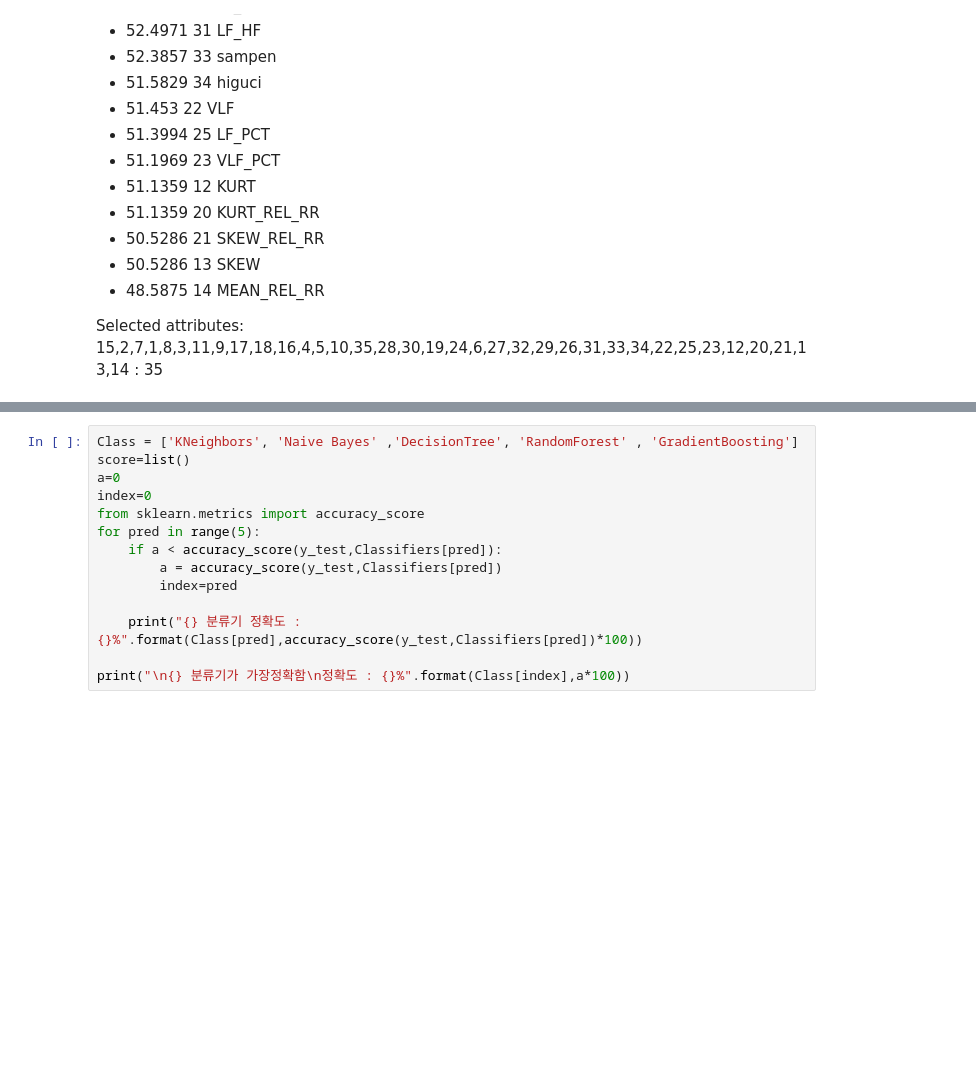
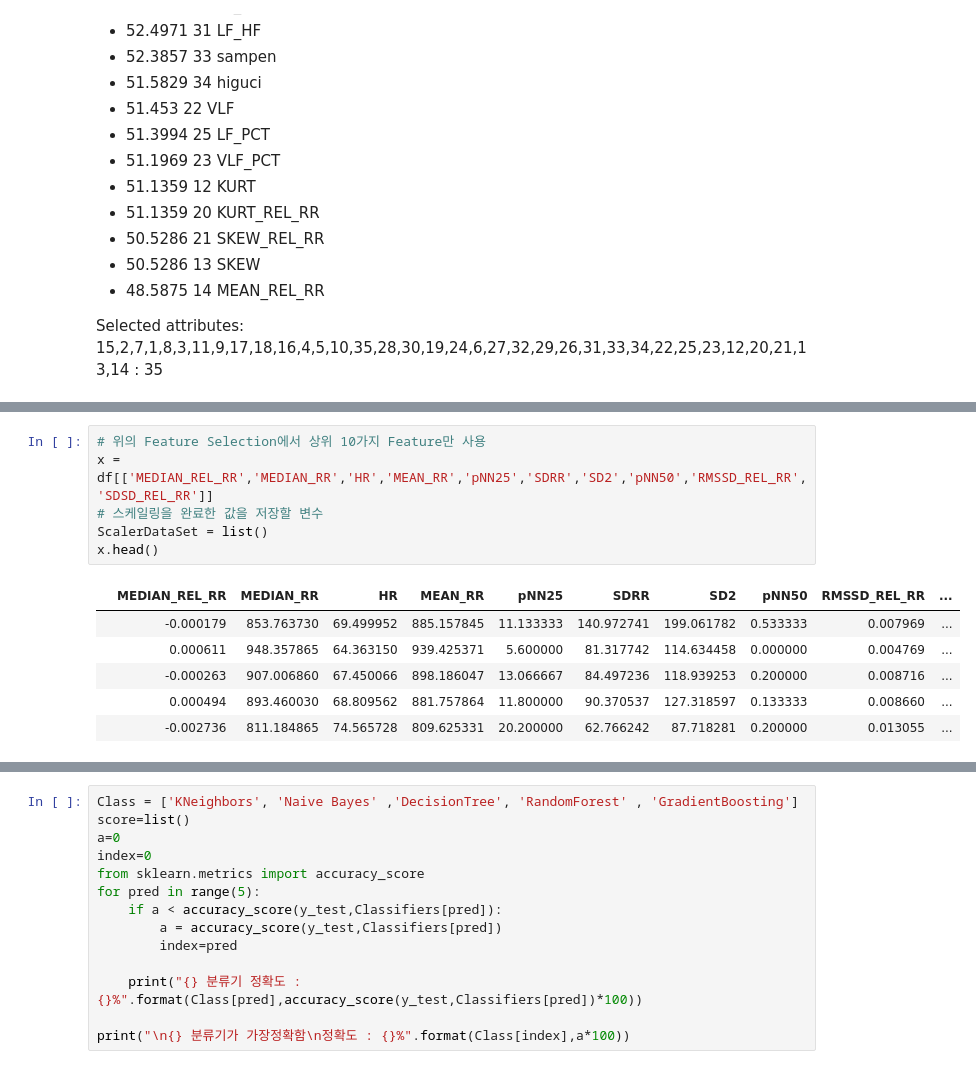
Before and after one commit to KimYaKi/JupyterBigDataExercise, a Jupyter notebook: NewBigDataProject.ipynb, the cells around one changed output, grey strips where cells are left out. Saved outputs shown, nothing was run; the diff lists cells and outputs as text; blank space fills up the shorter version.

```diff
--- a/NewBigDataProject.ipynb
+++ b/NewBigDataProject.ipynb
@@ -184,0 +220,13 @@ Selected attributes: 15,2,7,1,8,3,11,9,17,18,16,4,5,10,35,28,30,19,24,6,27,32,29
+# %%
+# 위의 Feature Selection에서 상위 10가지 Feature만 사용
+x = df[['MEDIAN_REL_RR','MEDIAN_RR','HR','MEAN_RR','pNN25','SDRR','SD2','pNN50','RMSSD_REL_RR','SDSD_REL_RR']]
+# 스케일링을 완료한 값을 저장할 변수
+ScalerDataSet = list()
+x.head()
+# %% [output]
+|  | MEDIAN_REL_RR | MEDIAN_RR | HR | MEAN_RR | pNN25 | SDRR | SD2 | pNN50 | RMSSD_REL_RR | ... |
+|  | -0.000179 | 853.763730 | 69.499952 | 885.157845 | 11.133333 | 140.972741 | 199.061782 | 0.533333 | 0.007969 | ... |
+|  | 0.000611 | 948.357865 | 64.363150 | 939.425371 | 5.600000 | 81.317742 | 114.634458 | 0.000000 | 0.004769 | ... |
+|  | -0.000263 | 907.006860 | 67.450066 | 898.186047 | 13.066667 | 84.497236 | 118.939253 | 0.200000 | 0.008716 | ... |
+|  | 0.000494 | 893.460030 | 68.809562 | 881.757864 | 11.800000 | 90.370537 | 127.318597 | 0.133333 | 0.008660 | ... |
+|  | -0.002736 | 811.184865 | 74.565728 | 809.625331 | 20.200000 | 62.766242 | 87.718281 | 0.200000 | 0.013055 | ... |
```
Also changed, not shown: parts of 34 cells of this notebook.
